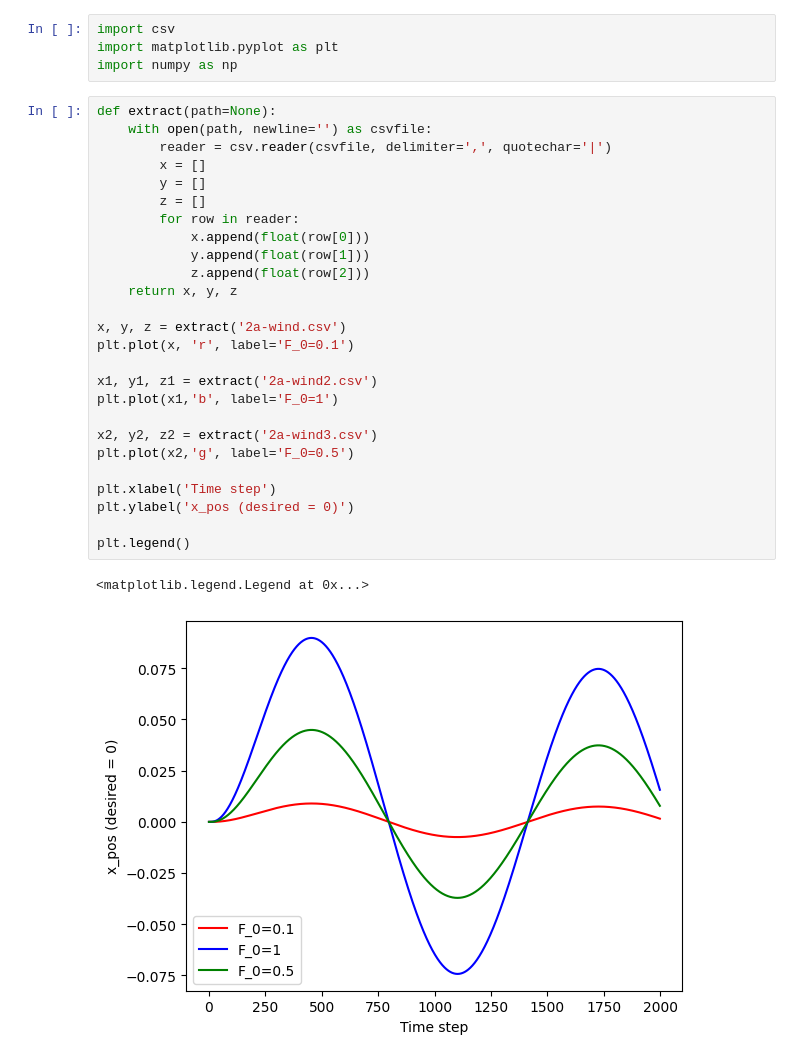
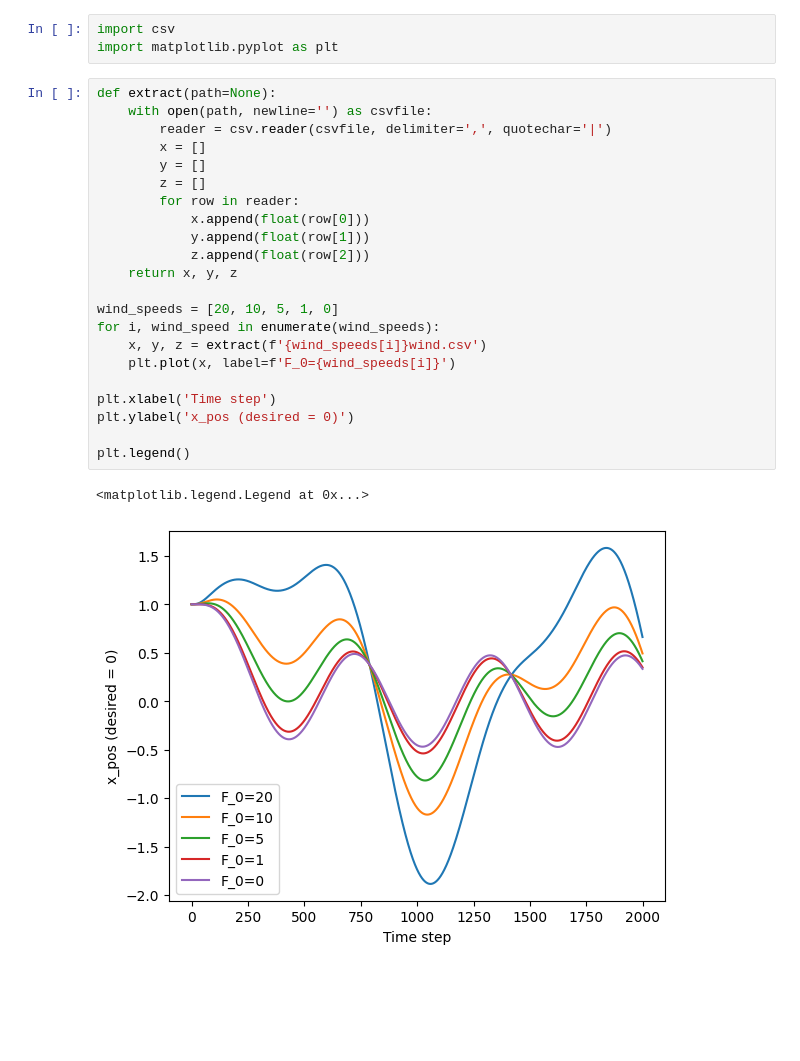
Before and after one commit to gavin-hyl/simple-quad-sim, a Jupyter notebook: data/plots.ipynb, the cells around one changed output. Cells and saved outputs as stored; diff of their text form; blank space fills up the shorter version.

```diff
--- a/data/plots.ipynb
+++ b/data/plots.ipynb
@@ -1,33 +1,28 @@
 # %%
 import csv
 import matplotlib.pyplot as plt
-import numpy as np
 # %%
 def extract(path=None):
     with open(path, newline='') as csvfile:
         reader = csv.reader(csvfile, delimiter=',', quotechar='|')
         x = []
         y = []
         z = []
         for row in reader:
             x.append(float(row[0]))
             y.append(float(row[1]))
             z.append(float(row[2]))
     return x, y, z
 
-x, y, z = extract('2a-wind.csv')
-plt.plot(x, 'r', label='F_0=0.1')
-
-x1, y1, z1 = extract('2a-wind2.csv')
-plt.plot(x1,'b', label='F_0=1')
-
-x2, y2, z2 = extract('2a-wind3.csv')
-plt.plot(x2,'g', label='F_0=0.5')
+wind_speeds = [20, 10, 5, 1, 0]
+for i, wind_speed in enumerate(wind_speeds):
+    x, y, z = extract(f'{wind_speeds[i]}wind.csv')
+    plt.plot(x, label=f'F_0={wind_speeds[i]}')
 
 plt.xlabel('Time step')
 plt.ylabel('x_pos (desired = 0)')
 
 plt.legend()
 # %% [output]
 <matplotlib.legend.Legend at 0x...>
-[figure, old version]
+[figure, new version]
```
Also changed, not shown: parts of 1 cell of this notebook, 9 other files.
